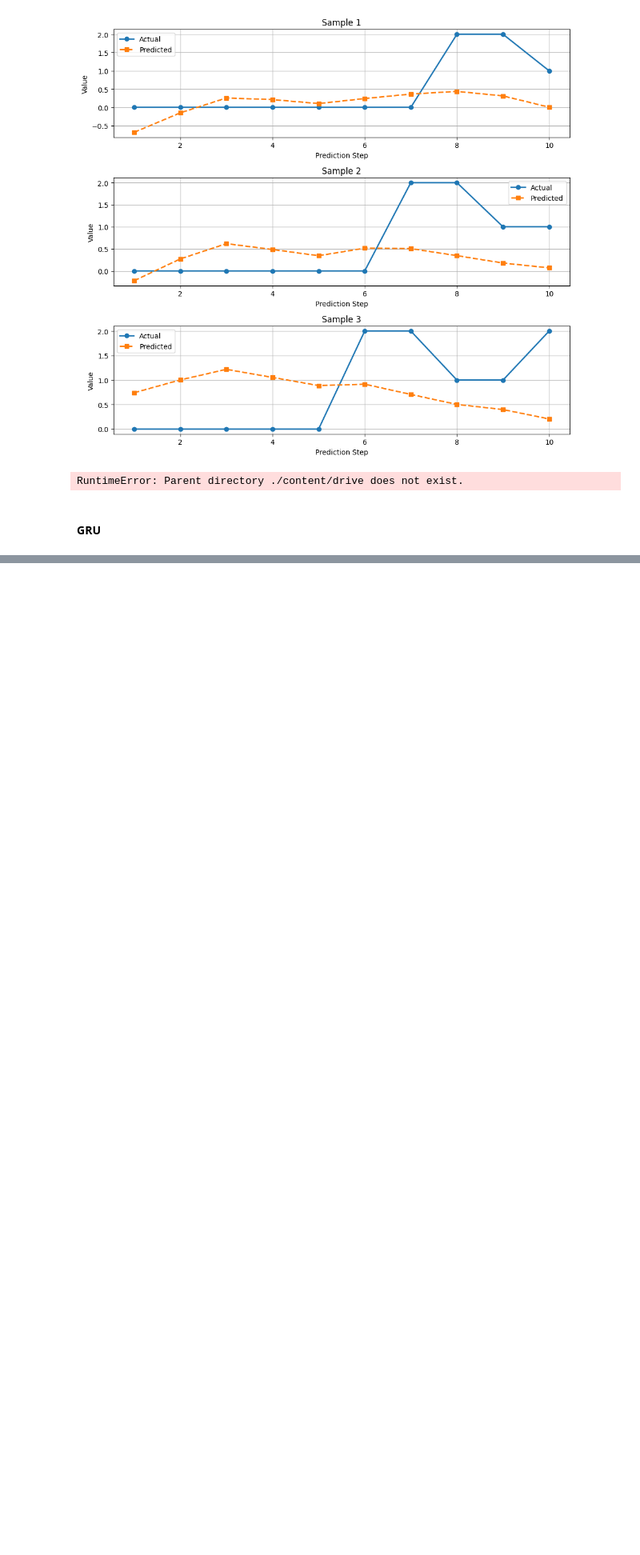
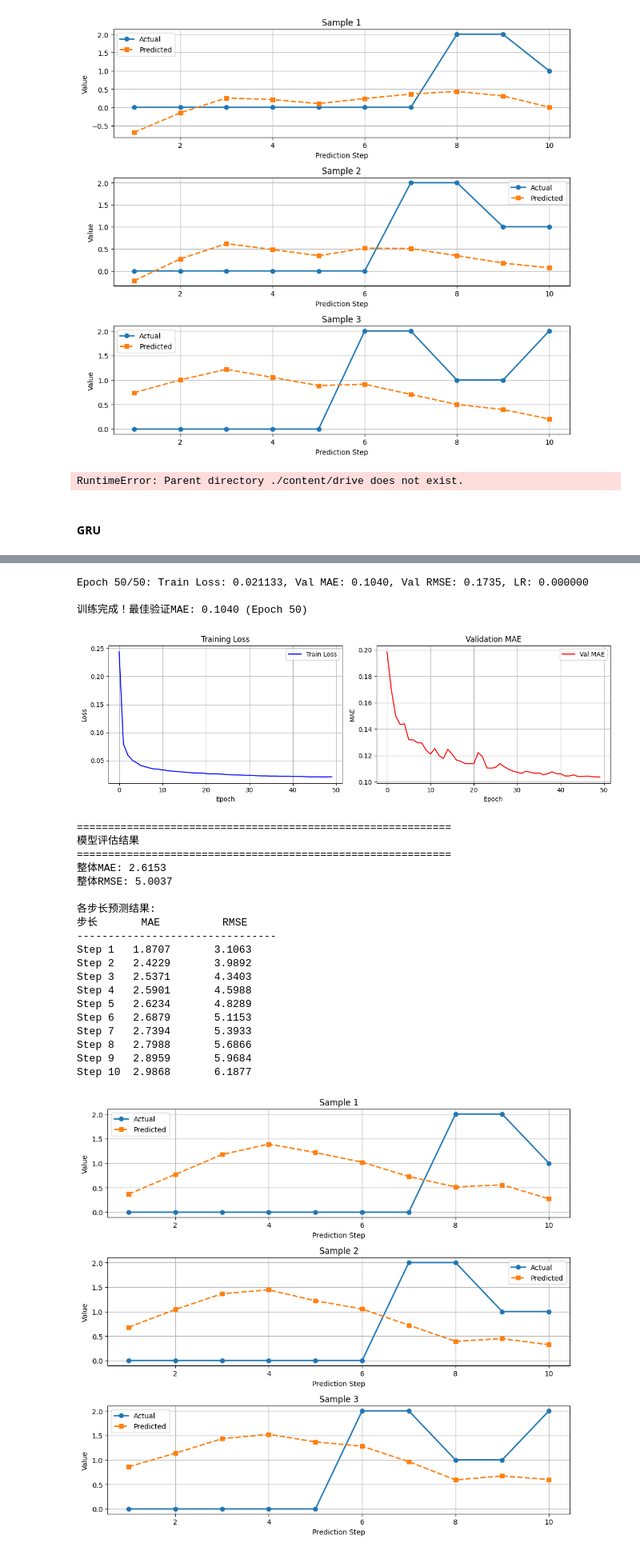
Before and after one commit to mysciz/xjtu-ml-class, a Jupyter notebook: exp/code/ml-exp2-seq.ipynb, the cells around one changed output, grey strips where cells are left out. Shown at 80% size. Cells and saved outputs as stored; diff of their text form; code cells hidden in the pictures; blank space fills up the shorter version.

Commit message:
Train_in_colab_exp2_seq_all

```diff
--- a/exp/code/ml-exp2-seq.ipynb
+++ b/exp/code/ml-exp2-seq.ipynb
@@ -22,16 +22,16 @@ from sklearn.metrics import mean_absolute_error, mean_squared_error
 from pathlib import Path
 
 #不在colab请注释下面两行
-#from google.colab import drive
-#drive.mount('/content/drive',force_remount=True)
-#filepaths=['./xjtu-ml-class/exp/data/UCR-ECG/UCR_ECG1_10000_11800_12100.txt',
-#           './xjtu-ml-class/exp/data/UCR-ECG/UCR_ECG2_15000_16000_16100.txt',
-#           './xjtu-ml-class/exp/data/UCR-ECG/UCR_ECG3_15000_16000_16100.txt',
-#           './xjtu-ml-class/exp/data/UCR-ECG/UCR_ECG4_5000_16900_17100.txt']
-filepaths=['../data/UCR-ECG/UCR_ECG1_10000_11800_12100.txt',
-           '../data/UCR-ECG/UCR_ECG2_15000_16000_16100.txt',
-          '../data/UCR-ECG/UCR_ECG3_15000_16000_16100.txt',
-           '../data/UCR-ECG/UCR_ECG4_5000_16900_17100.txt']
+from google.colab import drive
+drive.mount('/content/drive',force_remount=True)
+filepaths=['./xjtu-ml-class/exp/data/UCR-ECG/UCR_ECG1_10000_11800_12100.txt',
+           './xjtu-ml-class/exp/data/UCR-ECG/UCR_ECG2_15000_16000_16100.txt',
+           './xjtu-ml-class/exp/data/UCR-ECG/UCR_ECG3_15000_16000_16100.txt',
+           './xjtu-ml-class/exp/data/UCR-ECG/UCR_ECG4_5000_16900_17100.txt']
+#filepaths=['../data/UCR-ECG/UCR_ECG1_10000_11800_12100.txt',
+#           '../data/UCR-ECG/UCR_ECG2_15000_16000_16100.txt',
+#          '../data/UCR-ECG/UCR_ECG3_15000_16000_16100.txt',
+#           '../data/UCR-ECG/UCR_ECG4_5000_16900_17100.txt']
 # 设置随机种子
 torch.manual_seed(42)
 np.random.seed(42)
@@ -825,7 +826,7 @@ trainer.plot_predictions(
     num_samples=3
 )
 # 8. 保存模型
-trainer.save_model('../checkpoint/gru_lr1_adam_batch64.pth')
+trainer.save_model('/content/drive/gru_lr1_adam_batch64.pth')
 # %% [output]
 加载 UCR_ECG1_10000_11800_12100.txt: 30000 个数据点
 加载 UCR_ECG2_15000_16000_16100.txt: 30000 个数据点
@@ -845,0 +850,24 @@ KeyboardInterrupt:
+Epoch 50/50: Train Loss: 0.021133, Val MAE: 0.1040, Val RMSE: 0.1735, LR: 0.000000
+
+训练完成！最佳验证MAE: 0.1040 (Epoch 50)
+[figure, added]
+============================================================
+模型评估结果
+============================================================
+整体MAE: 2.6153
+整体RMSE: 5.0037
+
+各步长预测结果:
+步长       MAE          RMSE
+--------------------------------
+Step 1   1.8707       3.1063
+Step 2   2.4229       3.9892
+Step 3   2.5371       4.3403
+Step 4   2.5901       4.5988
+Step 5   2.6234       4.8289
+Step 6   2.6879       5.1153
+Step 7   2.7394       5.3933
+Step 8   2.7988       5.6866
+Step 9   2.8959       5.9684
+Step 10  2.9868       6.1877
+[figure, added]
```
Also changed, not shown: parts of 8 cells of this notebook.
